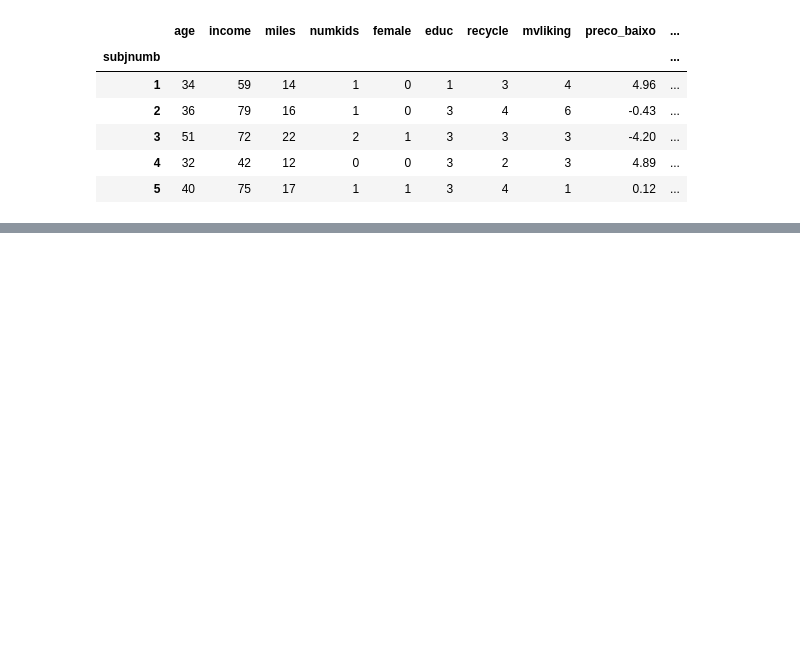
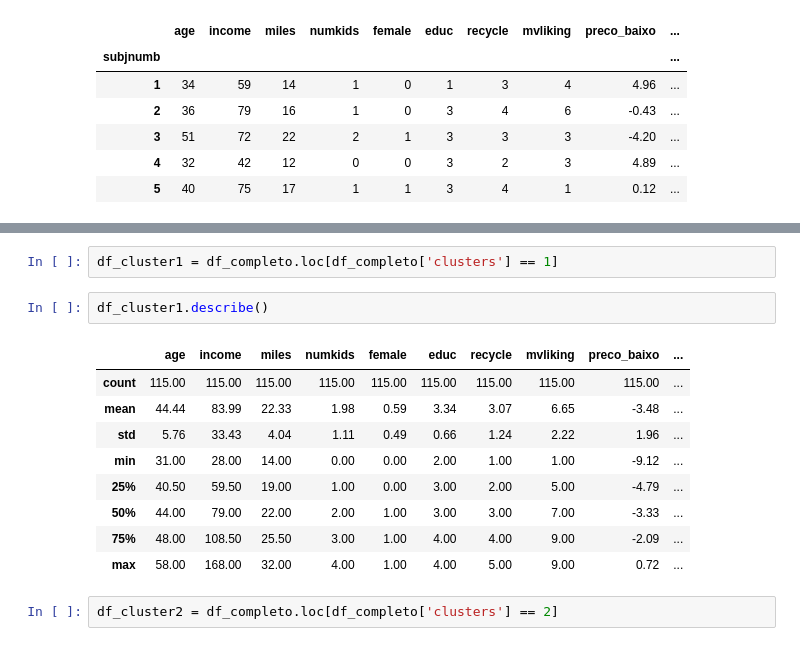
Before and after one commit to rhyanfrazao/projeto-clusterizacao-marketing, a Jupyter notebook: projeto-clusterizacao-kmeans.ipynb, the cells around one changed output, grey strips where cells are left out. Drawn from its saved outputs; the diff is of its cells as text; blank space fills up the shorter version.

```diff
--- a/projeto-clusterizacao-kmeans.ipynb
+++ b/projeto-clusterizacao-kmeans.ipynb
@@ -288,0 +376,16 @@ df_completo.head()
+# %%
+df_cluster1 = df_completo.loc[df_completo['clusters'] == 1]
+# %%
+df_cluster1.describe()
+# %% [output]
+|  | age | income | miles | numkids | female | educ | recycle | mvliking | preco_baixo | ... |
+| count | 115.00 | 115.00 | 115.00 | 115.00 | 115.00 | 115.00 | 115.00 | 115.00 | 115.00 | ... |
+| mean | 44.44 | 83.99 | 22.33 | 1.98 | 0.59 | 3.34 | 3.07 | 6.65 | -3.48 | ... |
+| std | 5.76 | 33.43 | 4.04 | 1.11 | 0.49 | 0.66 | 1.24 | 2.22 | 1.96 | ... |
+| min | 31.00 | 28.00 | 14.00 | 0.00 | 0.00 | 2.00 | 1.00 | 1.00 | -9.12 | ... |
+| 25% | 40.50 | 59.50 | 19.00 | 1.00 | 0.00 | 3.00 | 2.00 | 5.00 | -4.79 | ... |
+| 50% | 44.00 | 79.00 | 22.00 | 2.00 | 1.00 | 3.00 | 3.00 | 7.00 | -3.33 | ... |
+| 75% | 48.00 | 108.50 | 25.50 | 3.00 | 1.00 | 4.00 | 4.00 | 9.00 | -2.09 | ... |
+| max | 58.00 | 168.00 | 32.00 | 4.00 | 1.00 | 4.00 | 5.00 | 9.00 | 0.72 | ... |
+# %%
+df_cluster2 = df_completo.loc[df_completo['clusters'] == 2]
```
Also changed, not shown: parts of 12 cells of this notebook.
